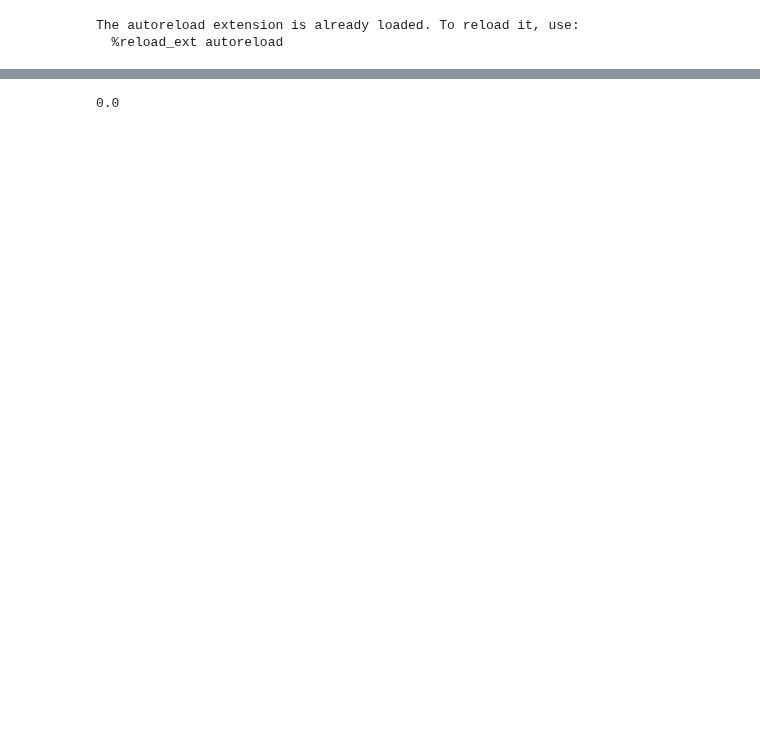
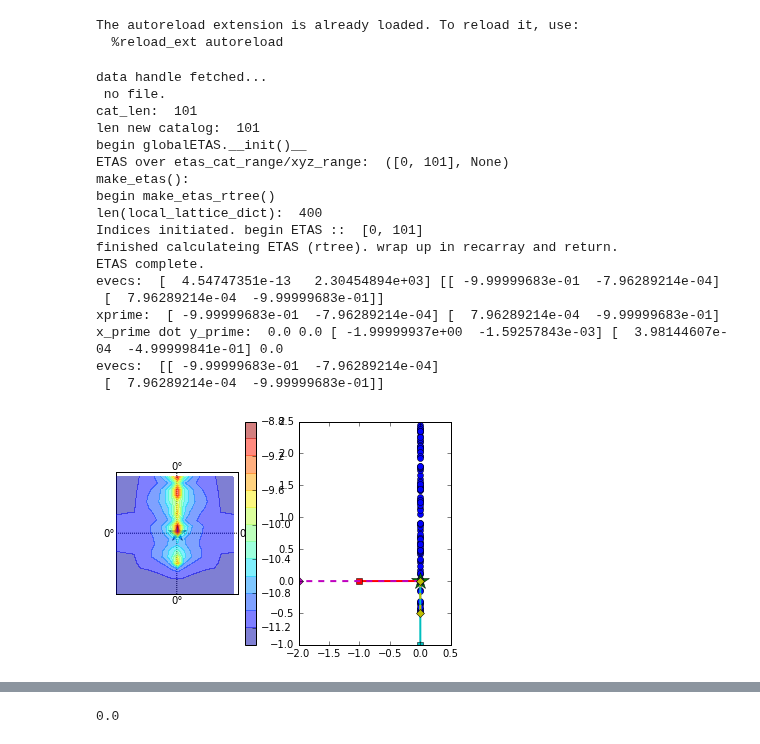
Before and after one commit to markyoder/globalETAS, a Jupyter notebook: globalETAS_unit_tests.ipynb, the cells around one changed output, grey strips where cells are left out. Saved outputs shown, nothing was run; the diff lists cells and outputs as text; code cells hidden in the pictures; blank space fills up the shorter version.

```diff
--- a/globalETAS_unit_tests.ipynb
+++ b/globalETAS_unit_tests.ipynb
@@ -61,6 +61,30 @@ tzutc = pytz.timezone('UTC')
 # %% [output]
 The autoreload extension is already loaded. To reload it, use:
   %reload_ext autoreload
+# %%
+#ut = globalETAS.elliptical_transform_test(theta = 3.15/4., x0=0., y0=0., n_quakes=100, m=6.0, max_ratio=2.0, fignum=0)
+aa=globalETAS.elliptical_transform_test(theta=.5*3.14, m=7., dm=3.)
+print('evecs: ', aa['catalog'][-1]['e_vecs'])
+# %% [output]
+data handle fetched...
+ no file.
+cat_len:  101
+len new catalog:  101
+begin globalETAS.__init()__
+ETAS over etas_cat_range/xyz_range:  ([0, 101], None)
+make_etas():
+begin make_etas_rtree()
+len(local_lattice_dict):  400
+Indices initiated. begin ETAS ::  [0, 101]
+finished calculateing ETAS (rtree). wrap up in recarray and return.
+ETAS complete.
+evecs:  [  4.54747351e-13   2.30454894e+03] [[ -9.99999683e-01  -7.96289214e-04]
+ [  7.96289214e-04  -9.99999683e-01]]
+xprime:  [ -9.99999683e-01  -7.96289214e-04] [  7.96289214e-04  -9.99999683e-01]
+x_prime dot y_prime:  0.0 0.0 [ -1.99999937e+00  -1.59257843e-03] [  3.98144607e-04  -4.99999841e-01] 0.0
+evecs:  [[ -9.99999683e-01  -7.96289214e-04]
+ [  7.96289214e-04  -9.99999683e-01]]
+[figure, added]
 # %%
 # TODO: wtf? check out:
 #> globalETAS.elliptical_transform_test(theta = 0., x0=0., y0=0., n_quakes=100, m=6.0, max_ratio=2.0, fignum=0):
```
Also changed, not shown: parts of 7 cells of this notebook, 3 other files.
